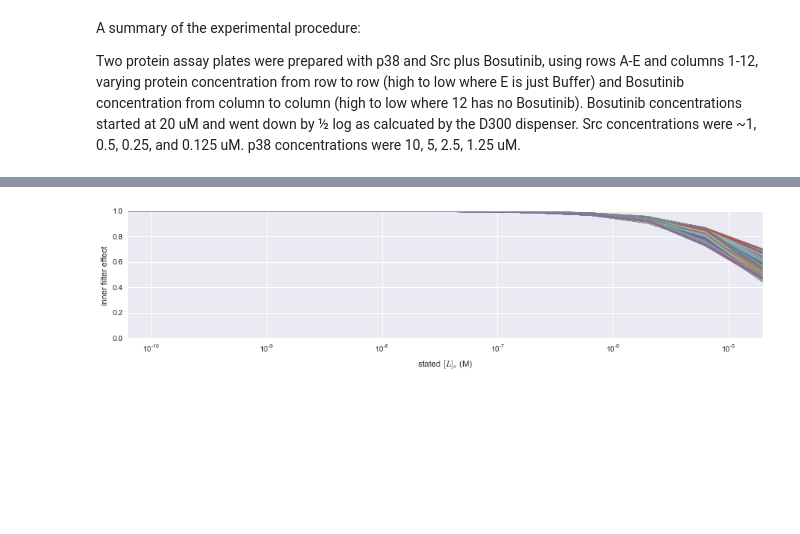
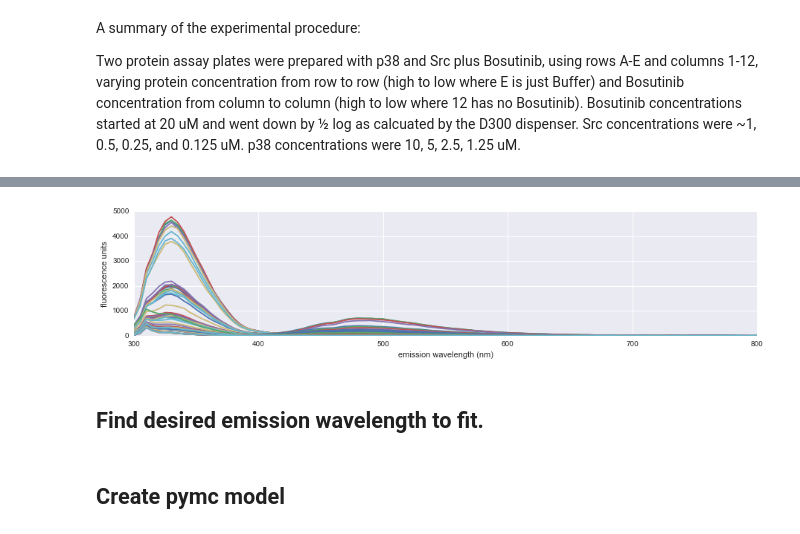
Before and after one commit to choderalab/assaytools, a Jupyter notebook: examples/fluorescence-binding-assay/fitting-fluorescence-scans.ipynb, the cells around one changed output, grey strips where cells are left out. Cells and saved outputs as stored; diff of their text form; code cells hidden in the pictures; blank space fills up the shorter version.

Commit message:
Fixed errors in ipython notebook.

```diff
--- a/examples/fluorescence-binding-assay/fitting-fluorescence-scans.ipynb
+++ b/examples/fluorescence-binding-assay/fitting-fluorescence-scans.ipynb
@@ -273,6 +25,0 @@ plt.ylabel('fluorescence units');
-# %%
-# Plot trace of measurement error.
-plt.rcParams['figure.figsize'] = [15, 3]
-plt.semilogy(np.exp(mcmc.log_sigma.trace()), 'o');
-plt.xlabel('MCMC sample');
-plt.ylabel('fluorescence measurement error');
@@ -281,7 +25,0 @@ plt.ylabel('fluorescence measurement error');
-# %%
-# Plot extinction coefficient trace
-plt.rcParams['figure.figsize'] = [15, 3]
-plt.plot(mcmc.epsilon.trace() / 1e3, 'o');
-plt.xlabel('MCMC sample');
-plt.ylabel('ligand extinction coefficient $\epsilon / 10^3$ (1/M/cm)');
-plt.title('trace of ligand extinction coefficient $\epsilon$');
@@ -290,7 +25,0 @@ plt.title('trace of ligand extinction coefficient $\epsilon$');
-# %%
-# Plot extinction coefficient histogram
-plt.rcParams['figure.figsize'] = [15, 3]
-plt.hist(mcmc.epsilon.trace() / 1e3, nbins, histtype='stepfilled');
-plt.xlabel('ligand extinction coefficient $\epsilon / 10^3$ (1/M/cm)');
-plt.ylabel('frequency');
-plt.title('histogram of ligand extinction coefficient $\epsilon$');
@@ -299,15 +25,0 @@ plt.title('histogram of ligand extinction coefficient $\epsilon$');
-# %%
-# Plot inner filter effect
-plt.rcParams['figure.figsize'] = [15, 3]
-plt.clf();
-plt.hold(True)
-path_length = well_volume * 1000 / well_area # cm, needed for inner filter effect corrections
-for (Ltrue, epsilon) in zip(mcmc.Ltrue.trace(), mcmc.epsilon.trace()):
-    IF = np.exp(-epsilon*path_length*Ltrue[:])
-    plt.semilogx(Lstated, IF, '-')
-plt.hold(False)
-plt.xlabel('stated $[L]_s$ (M)');
-plt.ylabel('inner filter effect');
-plt.axis([Lstated.min(), Lstated.max(), 0, 1]);
-# %% [output]
-[figure, removed]
@@ -313,0 +28,7 @@ plt.axis([Lstated.min(), Lstated.max(), 0, 1]);
+# %%
+from assaytools import plots
+plots.plot_scans(SRC_280, SRC_280_x, SRC_280_x_num)
+# %% [output]
+[figure, added]
+# %% [markdown]
+## Find desired emission wavelength to fit.
@@ -313,0 +60,2 @@ plt.axis([Lstated.min(), Lstated.max(), 0, 1]);
+# %% [markdown]
+## Create pymc model
```
Also changed, not shown: parts of 41 cells of this notebook.
